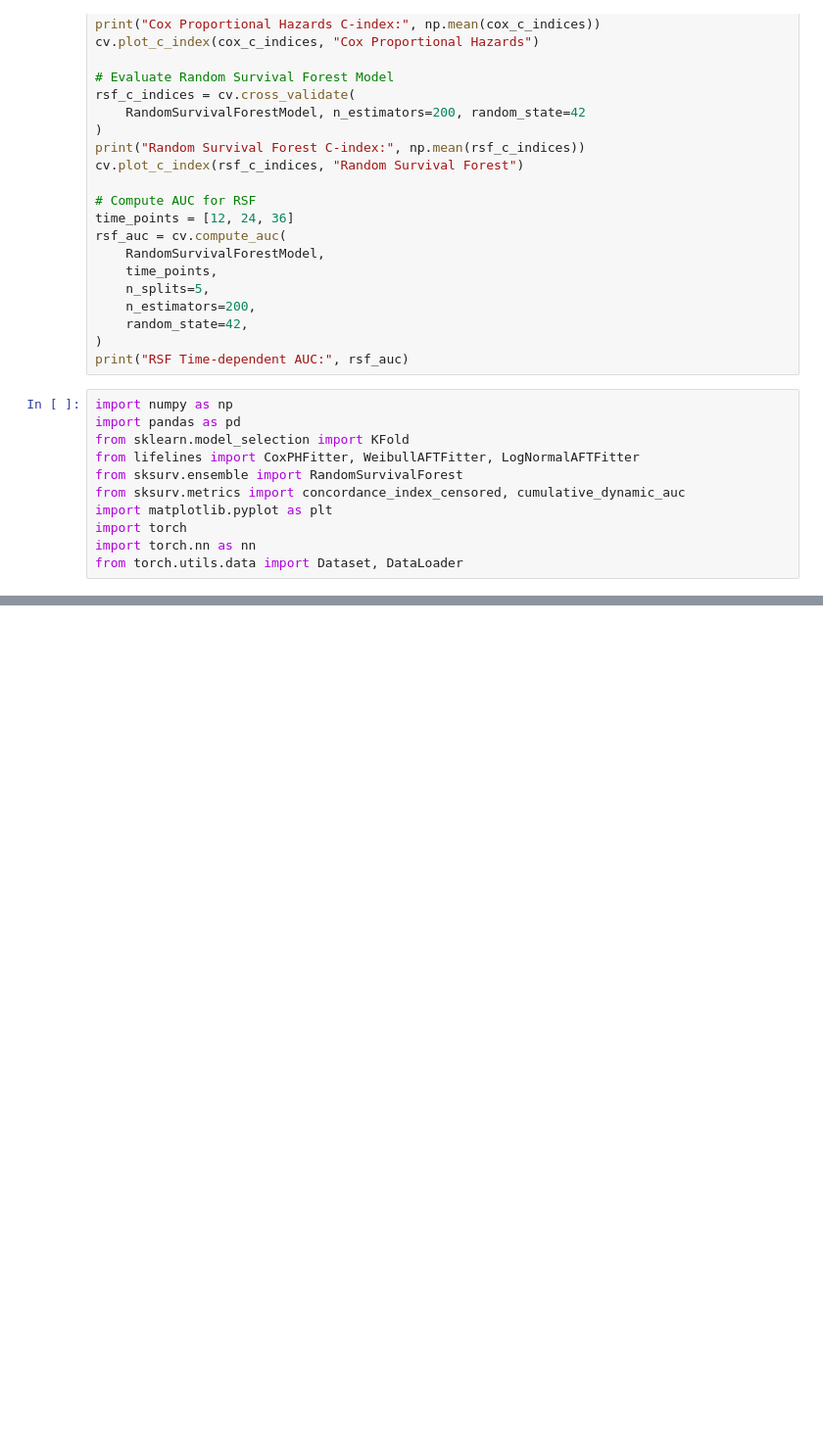
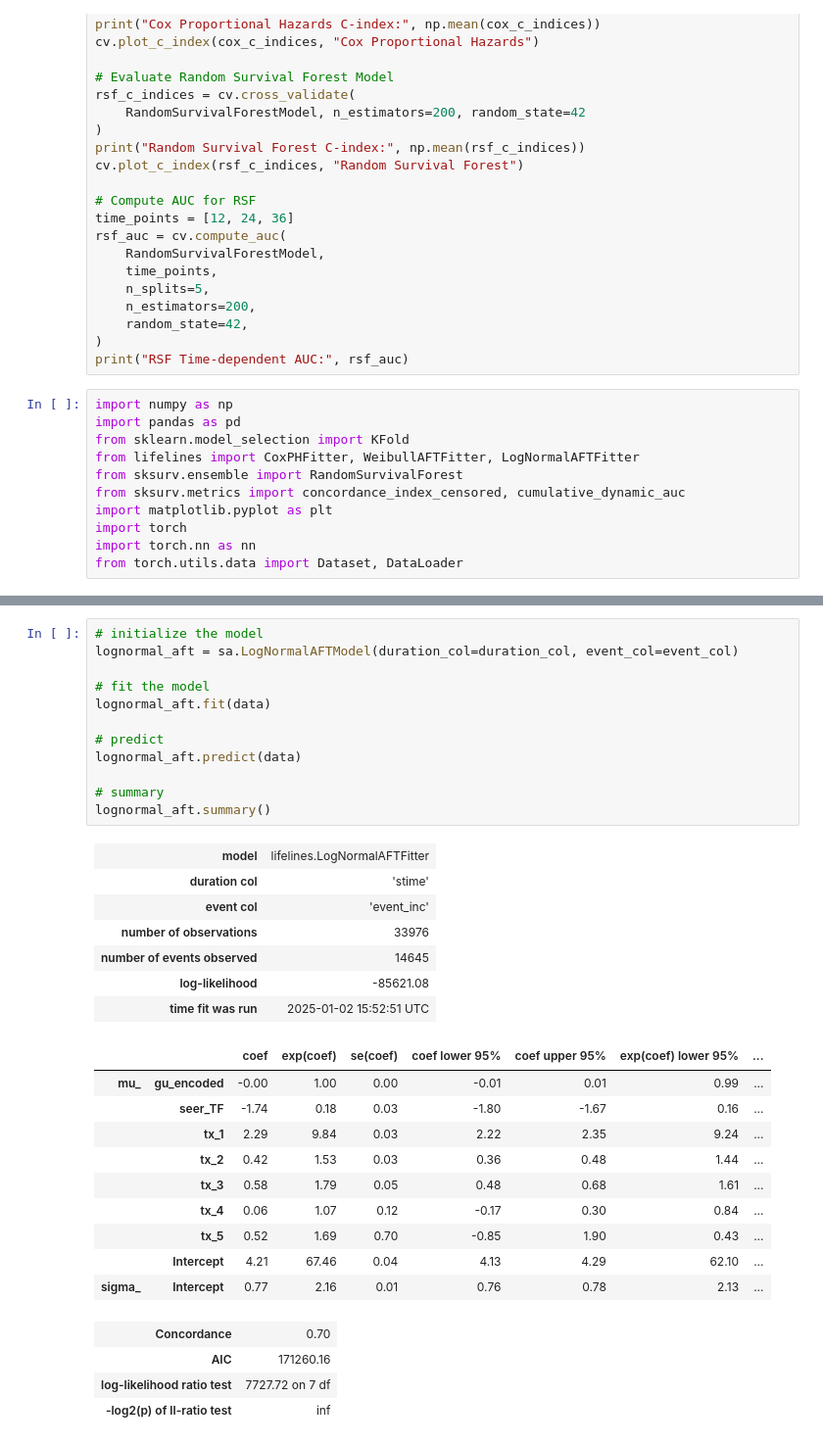
Before and after one commit to dohunhyeong/Busan_cancer_surv_analysis, a Jupyter notebook: SURV_DEF.ipynb, the cells around one changed output, grey strips where cells are left out. Shown: that part at 98% size. Cells and saved outputs as stored; diff of their text form; blank space fills up the shorter version.

```diff
--- a/SURV_DEF.ipynb
+++ b/SURV_DEF.ipynb
@@ -1112,0 +1196,34 @@ coxph.summary()
+# %%
+# initialize the model
+lognormal_aft = sa.LogNormalAFTModel(duration_col=duration_col, event_col=event_col)
+
+# fit the model
+lognormal_aft.fit(data)
+
+# predict
+lognormal_aft.predict(data)
+
+# summary
+lognormal_aft.summary()
+# %% [output]
+| model | lifelines.LogNormalAFTFitter |
+| duration col | 'stime' |
+| event col | 'event_inc' |
+| number of observations | 33976 |
+| number of events observed | 14645 |
+| log-likelihood | -85621.08 |
+| time fit was run | 2025-01-02 15:52:51 UTC |
+|  |  | coef | exp(coef) | se(coef) | coef lower 95% | coef upper 95% | exp(coef) lower 95% | ... |
+| mu_ | gu_encoded | -0.00 | 1.00 | 0.00 | -0.01 | 0.01 | 0.99 | ... |
+|  | seer_TF | -1.74 | 0.18 | 0.03 | -1.80 | -1.67 | 0.16 | ... |
+|  | tx_1 | 2.29 | 9.84 | 0.03 | 2.22 | 2.35 | 9.24 | ... |
+|  | tx_2 | 0.42 | 1.53 | 0.03 | 0.36 | 0.48 | 1.44 | ... |
+|  | tx_3 | 0.58 | 1.79 | 0.05 | 0.48 | 0.68 | 1.61 | ... |
+|  | tx_4 | 0.06 | 1.07 | 0.12 | -0.17 | 0.30 | 0.84 | ... |
+|  | tx_5 | 0.52 | 1.69 | 0.70 | -0.85 | 1.90 | 0.43 | ... |
+|  | Intercept | 4.21 | 67.46 | 0.04 | 4.13 | 4.29 | 62.10 | ... |
+| sigma_ | Intercept | 0.77 | 2.16 | 0.01 | 0.76 | 0.78 | 2.13 | ... |
+| Concordance | 0.70 |
+| AIC | 171260.16 |
+| log-likelihood ratio test | 7727.72 on 7 df |
+| -log2(p) of ll-ratio test | inf |
```
Also changed, not shown: parts of 5 cells of this notebook.
